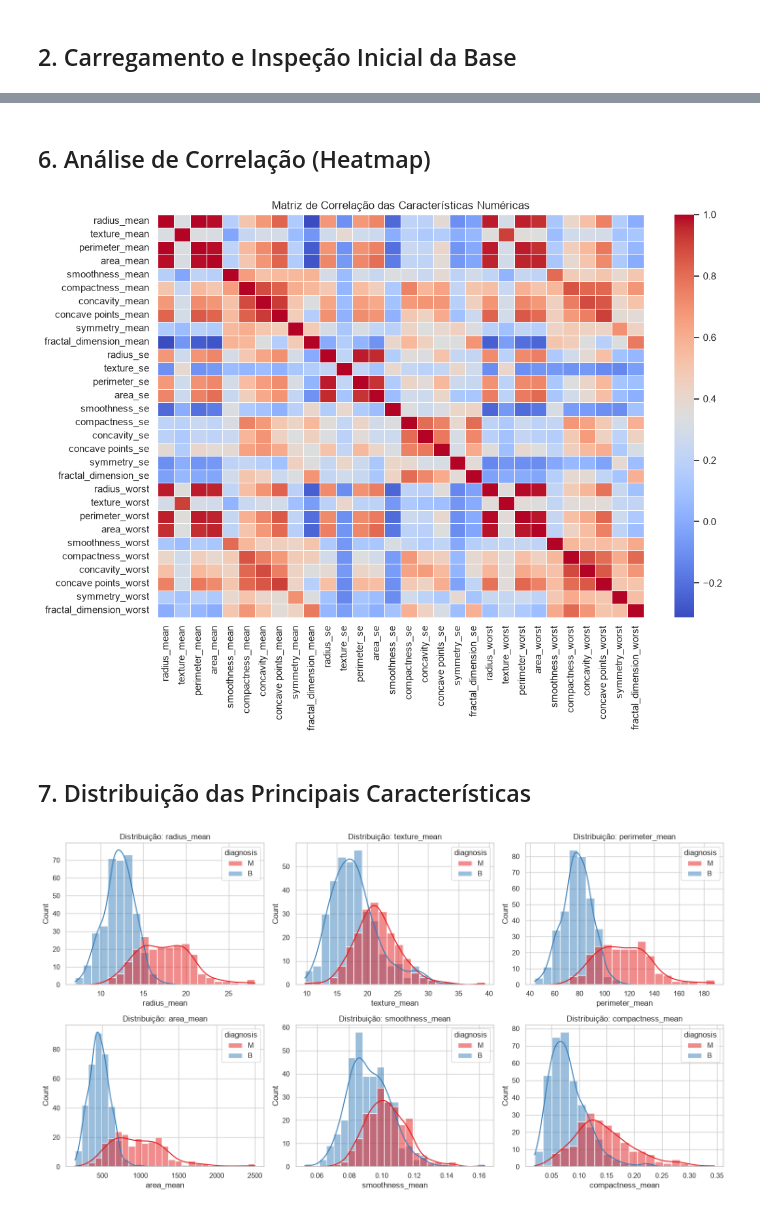
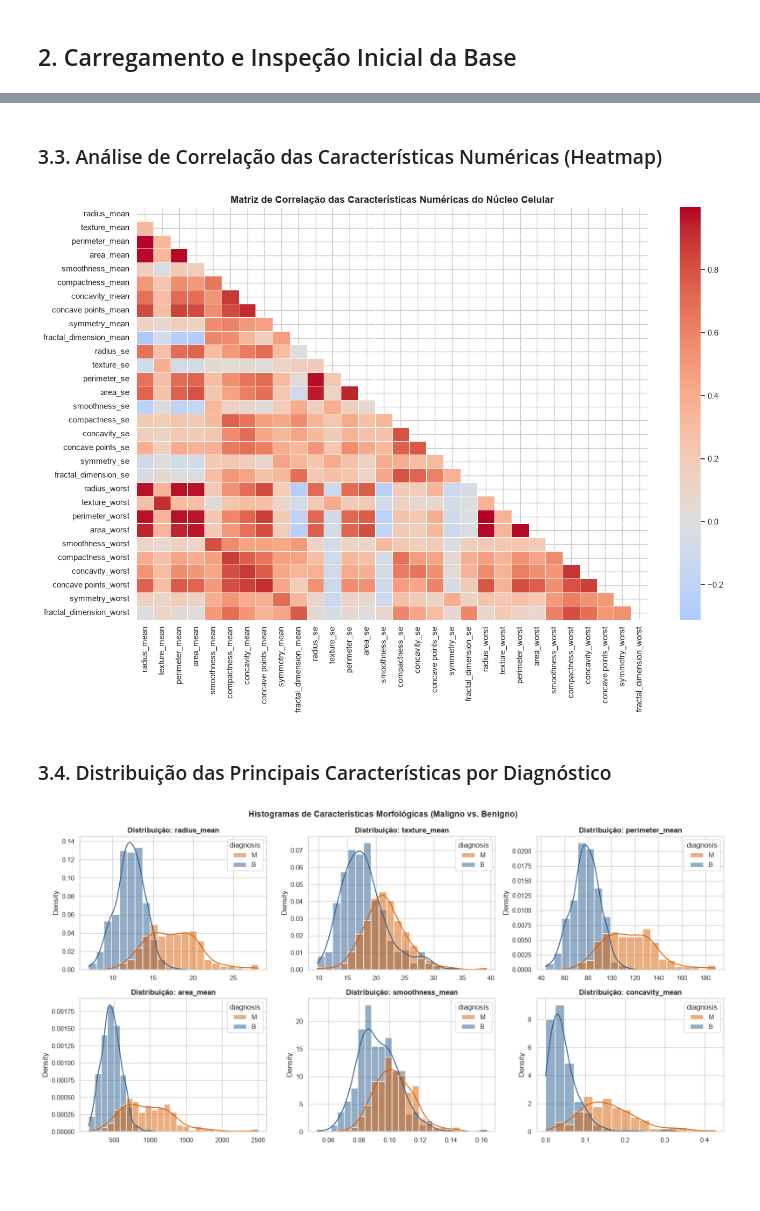
Before and after one commit to brunomirandadev/pos-tech-ia-devs-tc-fase1, a Jupyter notebook: notebook/analise_diagnostico.ipynb, the cells around one changed output, grey strips where cells are left out. Saved outputs shown, nothing was run; the diff lists cells and outputs as text; code cells hidden in the pictures; blank space fills up the shorter version.

```diff
--- a/notebook/analise_diagnostico.ipynb
+++ b/notebook/analise_diagnostico.ipynb
@@ -5,13 +21,27 @@ Notebook de análise exploratória de dados (EDA) para inspeção, estatísticas
 ## 1. Importação das Bibliotecas e Configuração
 # %%
 import os
+from pathlib import Path
+from IPython.display import display
 import pandas as pd
 import numpy as np
 import matplotlib.pyplot as plt
 import seaborn as sns
 
+# Scikit-Learn: Pré-processamento, Modelagem e Métricas
+from sklearn.model_selection import train_test_split
+from sklearn.preprocessing import StandardScaler
+from sklearn.linear_model import LogisticRegression
+from sklearn.tree import DecisionTreeClassifier
+from sklearn.metrics import (
+    accuracy_score, precision_score, recall_score, f1_score,
+    confusion_matrix, classification_report, roc_curve, roc_auc_score
+)
+
 # Configurações visuais
-sns.set_theme(style="whitegrid")
+sns.set_theme(style="whitegrid", palette="muted")
 pd.set_option('display.max_columns', None)
+pd.set_option('display.float_format', lambda x: '%.4f' % x)
+plt.rcParams['figure.dpi'] = 100
 # %% [markdown]
 ## 2. Carregamento e Inspeção Inicial da Base
@@ -56,0 +48,16 @@ Dimensão da base: 569 linhas e 33 colunas.
+# %%
+# Suporta execução a partir da pasta 'notebook/' ou da raiz do projeto
+caminhos_possiveis = [
+    Path("../data/BreastCancer.csv"),
+    Path("data/BreastCancer.csv"),
+    Path(__file__).resolve().parent.parent / "data" / "BreastCancer.csv" if "__file__" in locals() else None
+]
+
+caminho_arquivo = next((p for p in caminhos_possiveis if p is not None and p.exists()), Path("data/BreastCancer.csv"))
+df = pd.read_csv(caminho_arquivo)
+
+print(f"Base carregada com sucesso de: {caminho_arquivo}")
+print(f"Dimensão inicial: {df.shape[0]} amostras e {df.shape[1]} colunas.\n")
+
+print("--- 5 PRIMEIRAS LINHAS ---")
+display(df.head())
@@ -118,33 +162,34 @@ Name: proportion, dtype: float64
 # %% [markdown]
-## 6. Análise de Correlação (Heatmap)
+### 3.3. Análise de Correlação das Características Numéricas (Heatmap)
 # %%
-# Filtra variáveis numéricas e remove IDs não informativos se existirem
 df_numeric = df.select_dtypes(include=[np.number])
-colunas_para_remover = [col for col in ['id', 'Id', 'Sample_code_number', 'Unnamed: 32'] if col in df_numeric.columns]
-df_numeric = df_numeric.drop(columns=colunas_para_remover)
+colunas_ignorar = [c for c in ['id', 'Id', 'Unnamed: 32'] if c in df_numeric.columns]
+df_numeric_clean = df_numeric.drop(columns=colunas_ignorar)
 
-plt.figure(figsize=(12, 8))
-matriz_correlacao = df_numeric.corr()
-sns.heatmap(matriz_correlacao, annot=False, cmap="coolwarm", linewidths=0.5)
-plt.title("Matriz de Correlação das Características Numéricas")
+plt.figure(figsize=(14, 10))
+corr = df_numeric_clean.corr()
+mask = np.triu(np.ones_like(corr, dtype=bool))
+sns.heatmap(corr, mask=mask, cmap="coolwarm", center=0, linewidths=0.5, annot=False)
+plt.title("Matriz de Correlação das Características Numéricas do Núcleo Celular", fontsize=13, fontweight='bold')
+plt.tight_layout()
 plt.show()
 # %% [output]
-[figure, old version]
+[figure, new version]
 # %% [markdown]
-## 7. Distribuição das Principais Características
+### 3.4. Distribuição das Principais Características por Diagnóstico
 # %%
-# Histogramas das 6 primeiras variáveis numéricas para avaliação de assimetria/outliers
-colunas_grafico = [c for c in df_numeric.columns if c not in colunas_possiveis][:6]
+colunas_grafico = ['radius_mean', 'texture_mean', 'perimeter_mean', 'area_mean', 'smoothness_mean', 'concavity_mean']
 
-fig, axes = plt.subplots(2, 3, figsize=(15, 8))
+fig, axes = plt.subplots(2, 3, figsize=(16, 8))
 axes = axes.flatten()
 
 for i, col in enumerate(colunas_grafico):
-    sns.histplot(data=df, x=col, hue=alvo if 'alvo' in locals() and alvo in df.columns else None,
-                 kde=True, ax=axes[i], palette="Set1")
-    axes[i].set_title(f"Distribuição: {col}")
+    sns.histplot(data=df, x=col, hue='diagnosis', kde=True, ax=axes[i], palette=['#d95f02', '#2b5c8f'], stat="density")
+    axes[i].set_title(f"Distribuição: {col}", fontweight='bold')
+    axes[i].set_xlabel("")
 
+plt.suptitle("Histogramas de Características Morfológicas (Maligno vs. Benigno)", fontsize=14, fontweight='bold')
 plt.tight_layout()
 plt.show()
 # %% [output]
-[figure, old version]
+[figure, new version]
```
Also changed, not shown: parts of 23 cells of this notebook, 1 other file.
